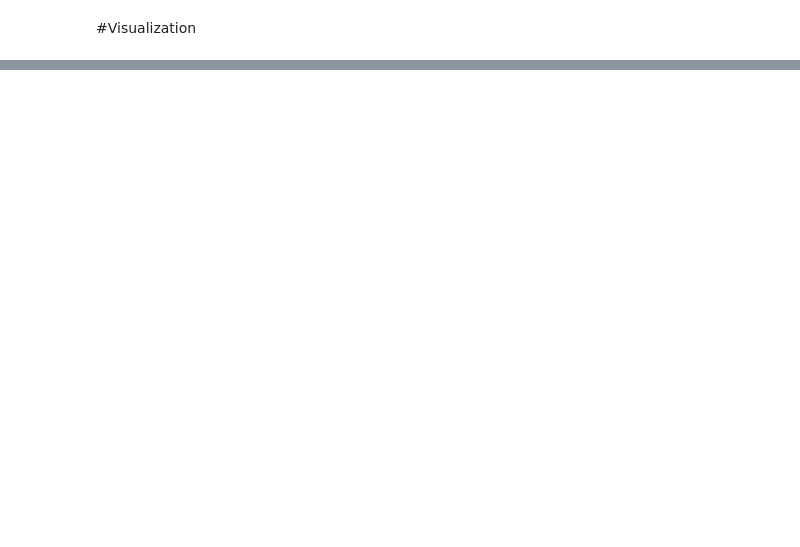
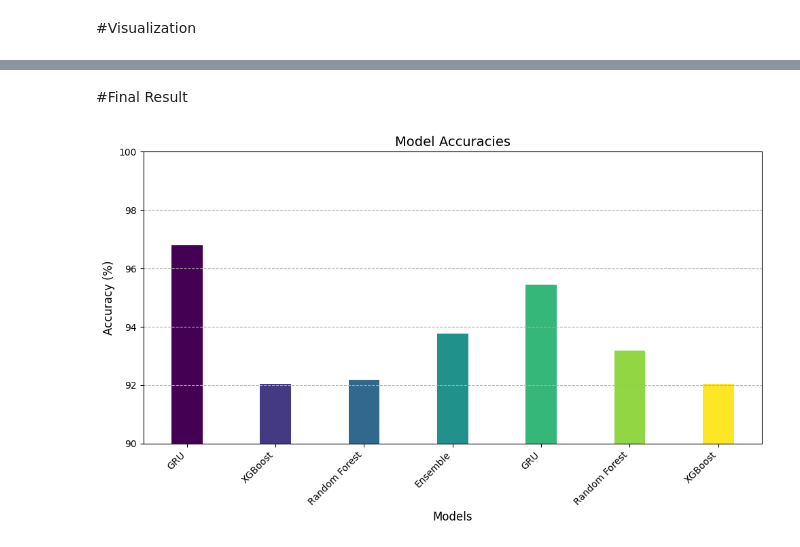
Before and after one commit to meghana1827/Sentimental-Analysis-For-Stock-Prediction, a Jupyter notebook: 22027065(Stock_Price_Prediction).ipynb, the cells around one changed output, grey strips where cells are left out. Drawn from its saved outputs; the diff is of its cells as text; code cells hidden in the pictures; blank space fills up the shorter version.

```diff
--- a/22027065(Stock_Price_Prediction).ipynb
+++ b/22027065(Stock_Price_Prediction).ipynb
@@ -1170,0 +1175,61 @@ Ensemble: 96.16%
+# %% [markdown]
+#Final Result
+# %%
+# Data from the OCR output
+data = {
+    'model_accuracies': model_accuracies,
+    'models_metrics': models_metrics
+}
+
+# Extract accuracies from model_accuracies
+model_names = list(data['model_accuracies'].keys())
+model_accuracies = list(data['model_accuracies'].values())
+
+# Extract accuracy from models_metrics
+metric_model_names = []
+metric_accuracies = []
+
+for model_name, metrics in data['models_metrics'].items():
+    metric_model_names.append(model_name)
+    metric_accuracies.append(metrics['Accuracy'])
+
+
+# Combine Model names and Accuracy lists
+all_model_names =  model_names + metric_model_names
+all_accuracies = model_accuracies + metric_accuracies
+
+
+# Create a color palette for better visualization
+colors = plt.cm.viridis(np.linspace(0, 1, len(all_model_names)))
+# colors[0] = 'skyblue'  # Give GRU a distinct color
+# colors[3] = 'skyblue' #Give Ensemble a distinct color
+
+
+
+# Create bar plot for all accuracies
+plt.figure(figsize=(10, 6))
+
+# Define the width of each bar
+bar_width = 0.35
+
+# Create an array of indices for x-axis positions
+x_indices = np.arange(len(all_model_names))
+
+# Create bars for each group
+plt.bar(x_indices, all_accuracies, color=colors, width=bar_width, label='Accuracy')
+
+# Set the x-ticks and labels with adjusted position
+plt.xticks(x_indices, all_model_names, rotation=45, ha="right", fontsize=10)
+
+
+plt.xlabel('Models', fontsize=12)
+plt.ylabel('Accuracy (%)', fontsize=12)
+plt.title('Model Accuracies', fontsize=14)
+plt.ylim(90, 100)  # Adjust y-axis limits for better visualization
+plt.grid(axis='y', linestyle='--') #Add a grid for better readability
+plt.tight_layout() #Adjust layout to prevent labels from overlapping
+
+
+plt.show()
+# %% [output]
+[figure, added]
```
Also changed, not shown: parts of 14 cells of this notebook.
